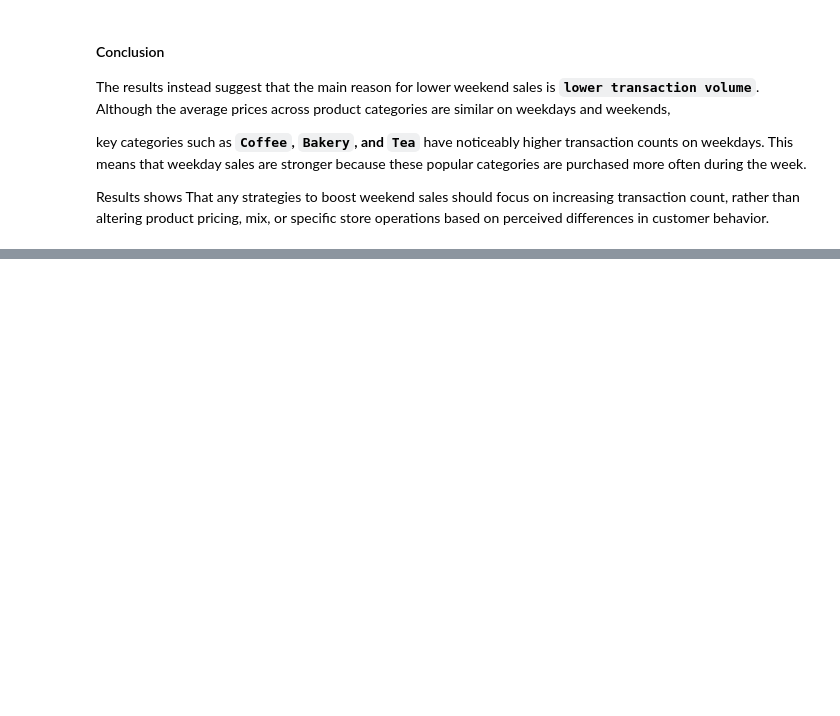
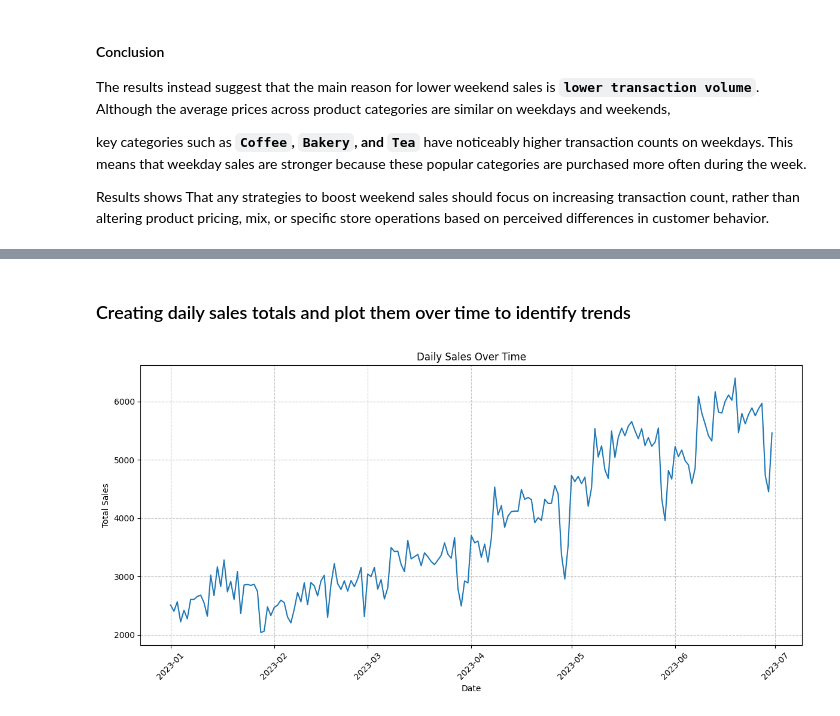
Before and after one commit to Lau-Jr/data-analysis-nmaist, a Jupyter notebook: EDA_Fundamentals.ipynb, the cells around one changed output, grey strips where cells are left out. Cells and saved outputs as stored; diff of their text form; code cells hidden in the pictures; blank space fills up the shorter version.

```diff
--- a/EDA_Fundamentals.ipynb
+++ b/EDA_Fundamentals.ipynb
@@ -1038,0 +1041,19 @@ operations based on perceived differences in customer behavior.
+# %% [markdown]
+### Creating daily sales totals and plot them over time to identify trends
+# %%
+# Using daily_metrics Dataset
+
+plt.figure(figsize=(12, 6))
+
+sns.lineplot(x='transaction_datetime', y='total_sales', data=daily_metrics)
+
+plt.xlabel('Date')
+plt.ylabel('Total Sales')
+plt.title('Daily Sales Over Time')
+
+plt.xticks(rotation=45)
+plt.grid(True, linestyle='--', alpha=0.7)
+plt.tight_layout()
+plt.show() ### it shows Overall Increasing Sales Trend Overtime
+# %% [output]
+[figure, added]
```
Also changed, not shown: parts of 11 cells of this notebook.
